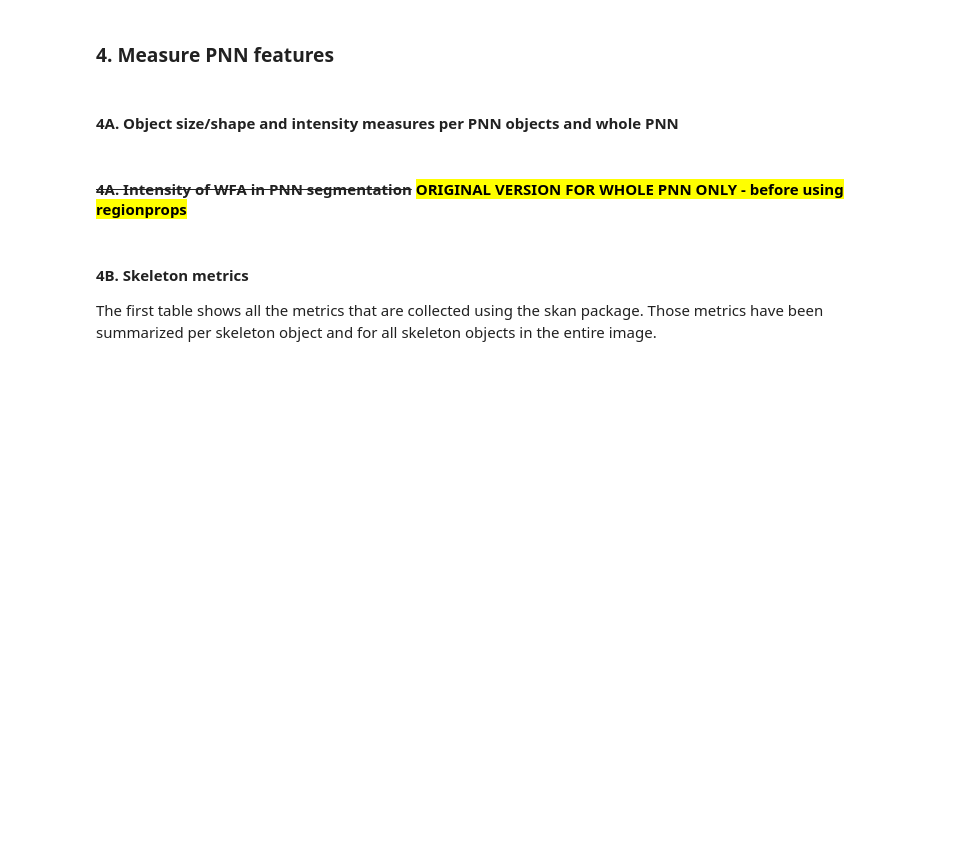
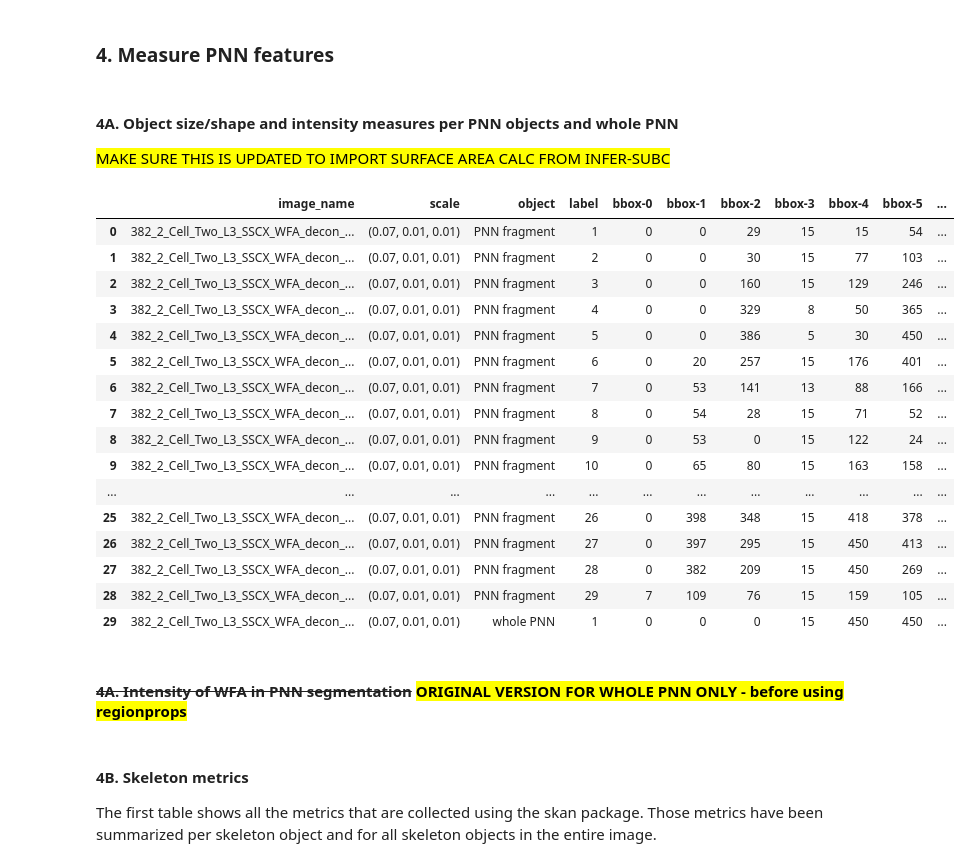
Before and after one commit to shanrhoads/PNN-morpho-quant, a Jupyter notebook: notebooks/PNN-morpho-analysis.ipynb, the cells around one changed output. Drawn from its saved outputs; the diff is of its cells as text; code cells hidden in the pictures; blank space fills up the shorter version.

```diff
--- a/notebooks/PNN-morpho-analysis.ipynb
+++ b/notebooks/PNN-morpho-analysis.ipynb
@@ -775,10 +804,12 @@ viewer.add_labels(skel_g_image.astype(int), scale=voxel_size_ZYX, name="Pruned s
 ### **4. Measure PNN features**
 # %% [markdown]
 #### **4A. Object size/shape and intensity measures per PNN objects and whole PNN**
+
+<mark> MAKE SURE THIS IS UPDATED TO IMPORT SURFACE AREA CALC FROM INFER-SUBC
 # %%
 ### PROCESSING - no edits below ###
 # define function for calculating surface area from regionprops output
-def surface_area_from_props(labels, props, scale: Union[tuple,None]=None):
+def _surface_area_from_props(labels, props, scale: Union[tuple,None]=None):
     # SurfaceArea
     surface_areas = np.zeros(len(props["label"]))
     # TODO: spacing = [1, 1, 1] # this is where we could deal with anisotropy in Z
@@ -820,36 +851,54 @@ props_obj = skimage.measure.regionprops_table(label_image=instance_seg,
 props_obj_tab = pd.DataFrame(props_obj)
 props_obj_tab.insert(0, 'object', 'PNN fragment')
 
-surface_area_tab = pd.DataFrame(surface_area_from_props(instance_seg, props_obj, voxel_size_ZYX), columns=['surface_area'])
+surface_area_tab = pd.DataFrame(_surface_area_from_props(instance_seg, props_obj, voxel_size_ZYX), columns=['surface_area'])
 props_obj_tab.insert(13, 'surface_area', surface_area_tab['surface_area'])
 
 # process regionprops analysis for WHOLE PNN OBJECT (one per image)
 # ensure semantic segmentation only constists of 1 object (ID=1)
 whole_PNN = (filled>0).astype(np.uint8)
 
 props_whole = skimage.measure.regionprops_table(label_image=whole_PNN,
                                                 intensity_image=test_img,
                                                 properties=properties,
                                                 spacing=voxel_size_ZYX)
 props_whole_tab = pd.DataFrame(props_whole)
 props_whole_tab.insert(0, 'object', 'whole PNN')
 
-surface_area_tab = pd.DataFrame(surface_area_from_props(whole_PNN, props_whole, voxel_size_ZYX), columns=['surface_area'])
+surface_area_tab = pd.DataFrame(_surface_area_from_props(whole_PNN, props_whole, voxel_size_ZYX), columns=['surface_area'])
 props_whole_tab.insert(13, 'surface_area', surface_area_tab['surface_area'])
 
 
 # combine both tables
 combined_props_tab = pd.concat([props_obj_tab, props_whole_tab], ignore_index=True)
 
 # rename & add columns for clarity and additional information
 combined_props_tab.insert(0, 'image_name', file_list[file_index].name)
 combined_props_tab.rename(columns={'area':'volume'}, inplace=True)
 combined_props_tab['intensity_sum'] = combined_props_tab['mean_intensity'] * combined_props_tab['num_pixels']
 combined_props_tab.insert(15, "SA_to_volume_ratio", combined_props_tab["surface_area"].div(combined_props_tab["volume"]))
 rounded_scale = tuple(round(x, 2) for x in voxel_size_ZYX)
 combined_props_tab.insert(1, "scale", str(rounded_scale))
 
 display(combined_props_tab)
+# %% [output]
+|  | image_name | scale | object | label | bbox-0 | bbox-1 | bbox-2 | bbox-3 | bbox-4 | bbox-5 | ... |
+| 0 | 382_2_Cell_Two_L3_SSCX_WFA_decon_... | (0.07, 0.01, 0.01) | PNN fragment | 1 | 0 | 0 | 29 | 15 | 15 | 54 | ... |
+| 1 | 382_2_Cell_Two_L3_SSCX_WFA_decon_... | (0.07, 0.01, 0.01) | PNN fragment | 2 | 0 | 0 | 30 | 15 | 77 | 103 | ... |
+| 2 | 382_2_Cell_Two_L3_SSCX_WFA_decon_... | (0.07, 0.01, 0.01) | PNN fragment | 3 | 0 | 0 | 160 | 15 | 129 | 246 | ... |
+| 3 | 382_2_Cell_Two_L3_SSCX_WFA_decon_... | (0.07, 0.01, 0.01) | PNN fragment | 4 | 0 | 0 | 329 | 8 | 50 | 365 | ... |
+| 4 | 382_2_Cell_Two_L3_SSCX_WFA_decon_... | (0.07, 0.01, 0.01) | PNN fragment | 5 | 0 | 0 | 386 | 5 | 30 | 450 | ... |
+| 5 | 382_2_Cell_Two_L3_SSCX_WFA_decon_... | (0.07, 0.01, 0.01) | PNN fragment | 6 | 0 | 20 | 257 | 15 | 176 | 401 | ... |
+| 6 | 382_2_Cell_Two_L3_SSCX_WFA_decon_... | (0.07, 0.01, 0.01) | PNN fragment | 7 | 0 | 53 | 141 | 13 | 88 | 166 | ... |
+| 7 | 382_2_Cell_Two_L3_SSCX_WFA_decon_... | (0.07, 0.01, 0.01) | PNN fragment | 8 | 0 | 54 | 28 | 15 | 71 | 52 | ... |
+| 8 | 382_2_Cell_Two_L3_SSCX_WFA_decon_... | (0.07, 0.01, 0.01) | PNN fragment | 9 | 0 | 53 | 0 | 15 | 122 | 24 | ... |
+| 9 | 382_2_Cell_Two_L3_SSCX_WFA_decon_... | (0.07, 0.01, 0.01) | PNN fragment | 10 | 0 | 65 | 80 | 15 | 163 | 158 | ... |
+| ... | ... | ... | ... | ... | ... | ... | ... | ... | ... | ... | ... |
+| 25 | 382_2_Cell_Two_L3_SSCX_WFA_decon_... | (0.07, 0.01, 0.01) | PNN fragment | 26 | 0 | 398 | 348 | 15 | 418 | 378 | ... |
+| 26 | 382_2_Cell_Two_L3_SSCX_WFA_decon_... | (0.07, 0.01, 0.01) | PNN fragment | 27 | 0 | 397 | 295 | 15 | 450 | 413 | ... |
+| 27 | 382_2_Cell_Two_L3_SSCX_WFA_decon_... | (0.07, 0.01, 0.01) | PNN fragment | 28 | 0 | 382 | 209 | 15 | 450 | 269 | ... |
+| 28 | 382_2_Cell_Two_L3_SSCX_WFA_decon_... | (0.07, 0.01, 0.01) | PNN fragment | 29 | 7 | 109 | 76 | 15 | 159 | 105 | ... |
+| 29 | 382_2_Cell_Two_L3_SSCX_WFA_decon_... | (0.07, 0.01, 0.01) | whole PNN | 1 | 0 | 0 | 0 | 15 | 450 | 450 | ... |
 # %% [markdown]
 #### **~~4A. Intensity of WFA in PNN segmentation~~** <mark> ORIGINAL VERSION FOR WHOLE PNN ONLY - before using regionprops
 # %%
```
Also changed, not shown: parts of 24 cells of this notebook, 4 other files.
